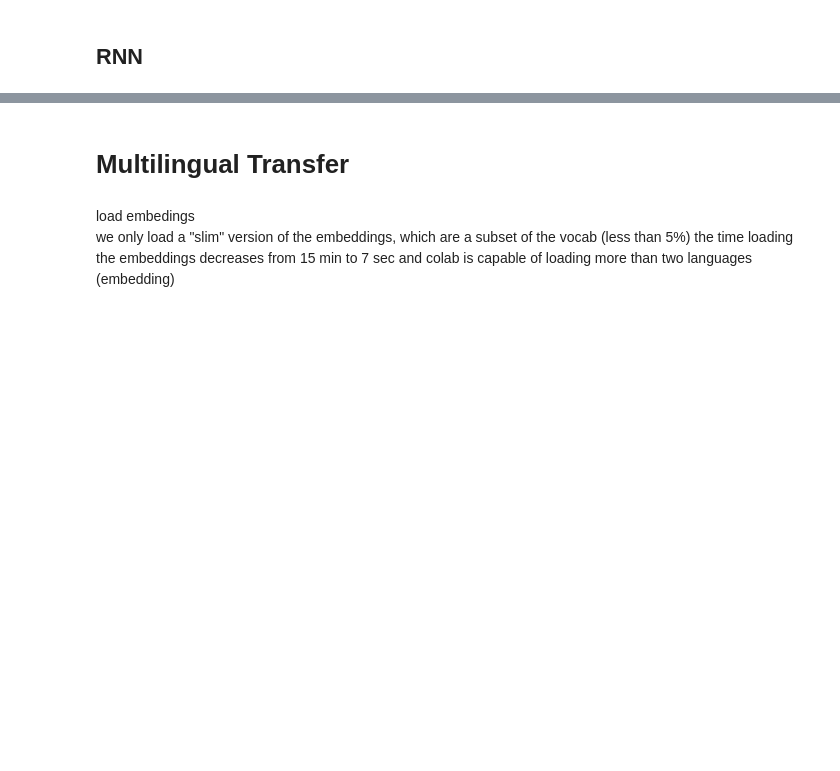
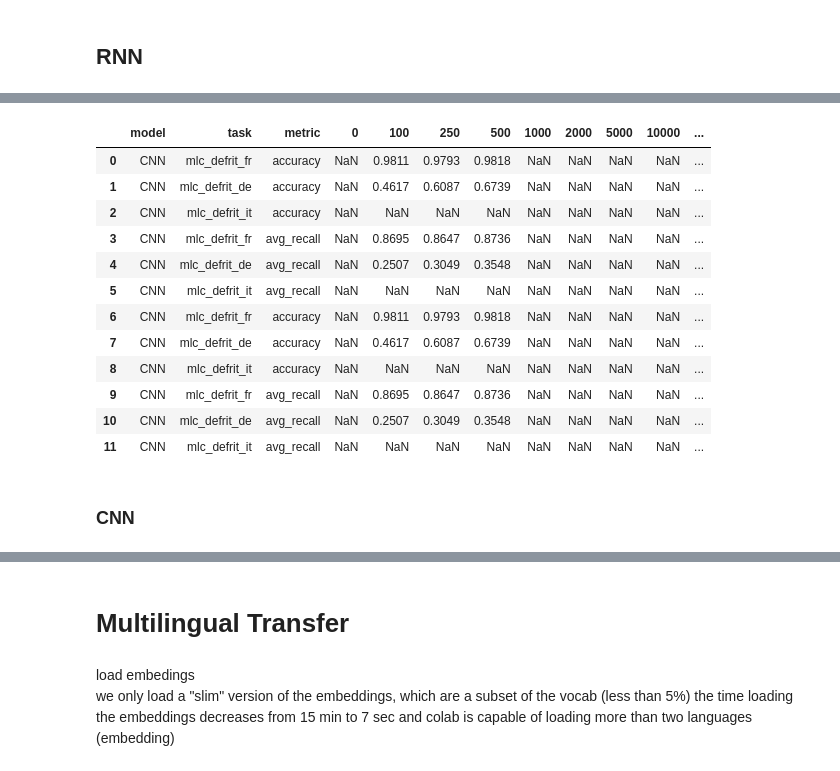
Before and after one commit to ELehmann91/FS1, a Jupyter notebook: Results_Thesis.ipynb, the cells around one changed output, grey strips where cells are left out. Saved outputs shown, nothing was run; the diff lists cells and outputs as text; code cells hidden in the pictures; blank space fills up the shorter version.

```diff
--- a/Results_Thesis.ipynb
+++ b/Results_Thesis.ipynb
@@ -835,0 +3980,18 @@ test obs. 5000 b_accuracy 0.926155094870007
+# %%
+df_results[df_results['model']=='CNN']
+# %% [output]
+|  | model | task | metric | 0 | 100 | 250 | 500 | 1000 | 2000 | 5000 | 10000 | ... |
+| 0 | CNN | mlc_defrit_fr | accuracy | NaN | 0.9811 | 0.9793 | 0.9818 | NaN | NaN | NaN | NaN | ... |
+| 1 | CNN | mlc_defrit_de | accuracy | NaN | 0.4617 | 0.6087 | 0.6739 | NaN | NaN | NaN | NaN | ... |
+| 2 | CNN | mlc_defrit_it | accuracy | NaN | NaN | NaN | NaN | NaN | NaN | NaN | NaN | ... |
+| 3 | CNN | mlc_defrit_fr | avg_recall | NaN | 0.8695 | 0.8647 | 0.8736 | NaN | NaN | NaN | NaN | ... |
+| 4 | CNN | mlc_defrit_de | avg_recall | NaN | 0.2507 | 0.3049 | 0.3548 | NaN | NaN | NaN | NaN | ... |
+| 5 | CNN | mlc_defrit_it | avg_recall | NaN | NaN | NaN | NaN | NaN | NaN | NaN | NaN | ... |
+| 6 | CNN | mlc_defrit_fr | accuracy | NaN | 0.9811 | 0.9793 | 0.9818 | NaN | NaN | NaN | NaN | ... |
+| 7 | CNN | mlc_defrit_de | accuracy | NaN | 0.4617 | 0.6087 | 0.6739 | NaN | NaN | NaN | NaN | ... |
+| 8 | CNN | mlc_defrit_it | accuracy | NaN | NaN | NaN | NaN | NaN | NaN | NaN | NaN | ... |
+| 9 | CNN | mlc_defrit_fr | avg_recall | NaN | 0.8695 | 0.8647 | 0.8736 | NaN | NaN | NaN | NaN | ... |
+| 10 | CNN | mlc_defrit_de | avg_recall | NaN | 0.2507 | 0.3049 | 0.3548 | NaN | NaN | NaN | NaN | ... |
+| 11 | CNN | mlc_defrit_it | avg_recall | NaN | NaN | NaN | NaN | NaN | NaN | NaN | NaN | ... |
+# %% [markdown]
+### CNN
```
Also changed, not shown: parts of 223 cells of this notebook.
